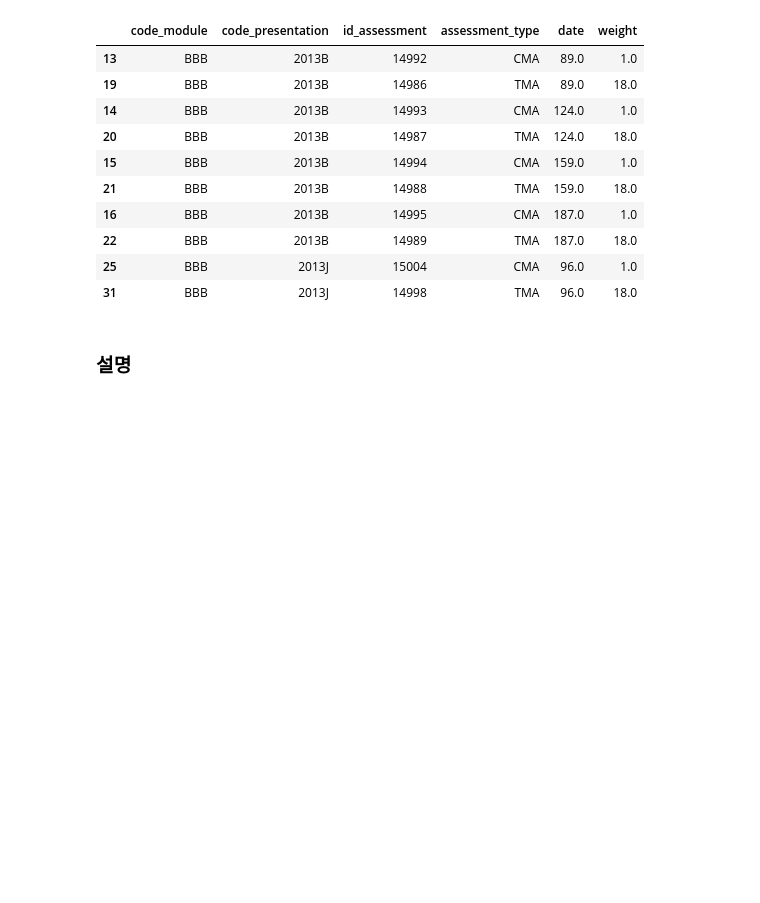
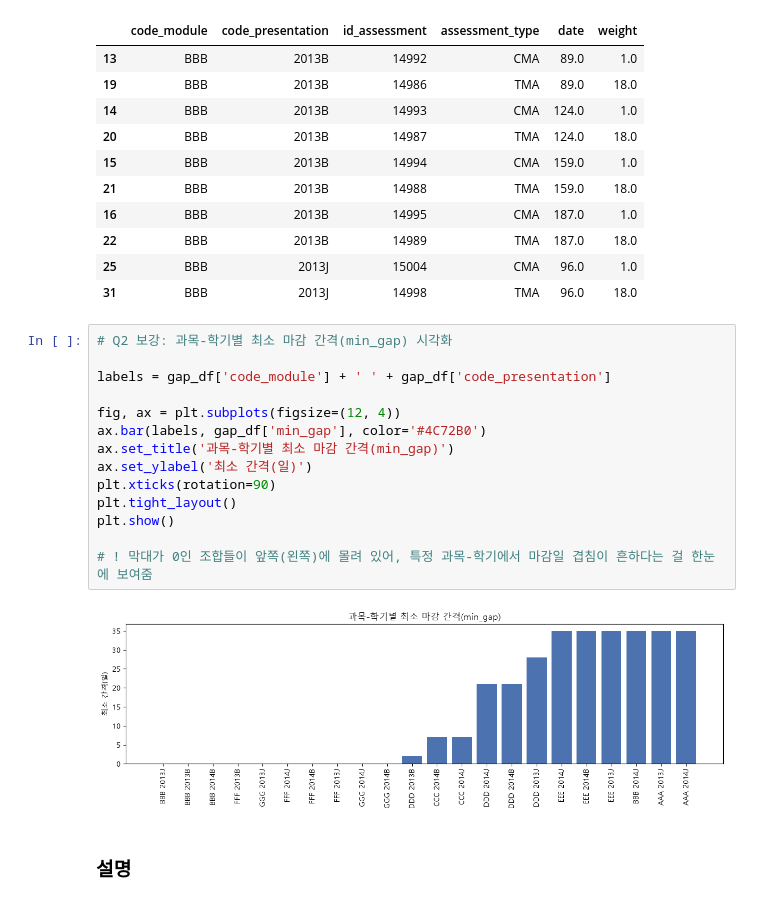
Before and after one commit to KimInSeok-DA/Team_Project_DA, a Jupyter notebook: Notebooks/01_EDA_Basic/01_Assessment.ipynb, the cells around one changed output. Drawn from its saved outputs; the diff is of its cells as text; blank space fills up the shorter version.

```diff
--- a/Notebooks/01_EDA_Basic/01_Assessment.ipynb
+++ b/Notebooks/01_EDA_Basic/01_Assessment.ipynb
@@ -851,6 +851,22 @@ dup.head(10)
 | 22 | BBB | 2013B | 14989 | TMA | 187.0 | 18.0 |
 | 25 | BBB | 2013J | 15004 | CMA | 96.0 | 1.0 |
 | 31 | BBB | 2013J | 14998 | TMA | 96.0 | 18.0 |
+# %%
+# Q2 보강: 과목-학기별 최소 마감 간격(min_gap) 시각화
+
+labels = gap_df['code_module'] + ' ' + gap_df['code_presentation']
+
+fig, ax = plt.subplots(figsize=(12, 4))
+ax.bar(labels, gap_df['min_gap'], color='#4C72B0')
+ax.set_title('과목-학기별 최소 마감 간격(min_gap)')
+ax.set_ylabel('최소 간격(일)')
+plt.xticks(rotation=90)
+plt.tight_layout()
+plt.show()
+
+# ! 막대가 0인 조합들이 앞쪽(왼쪽)에 몰려 있어, 특정 과목-학기에서 마감일 겹침이 흔하다는 걸 한눈에 보여줌
+# %% [output]
+[figure, added]
 # %% [markdown]
 ### 설명
 # %% [markdown]
```
Also changed, not shown: parts of 5 cells of this notebook, 1 other file.
